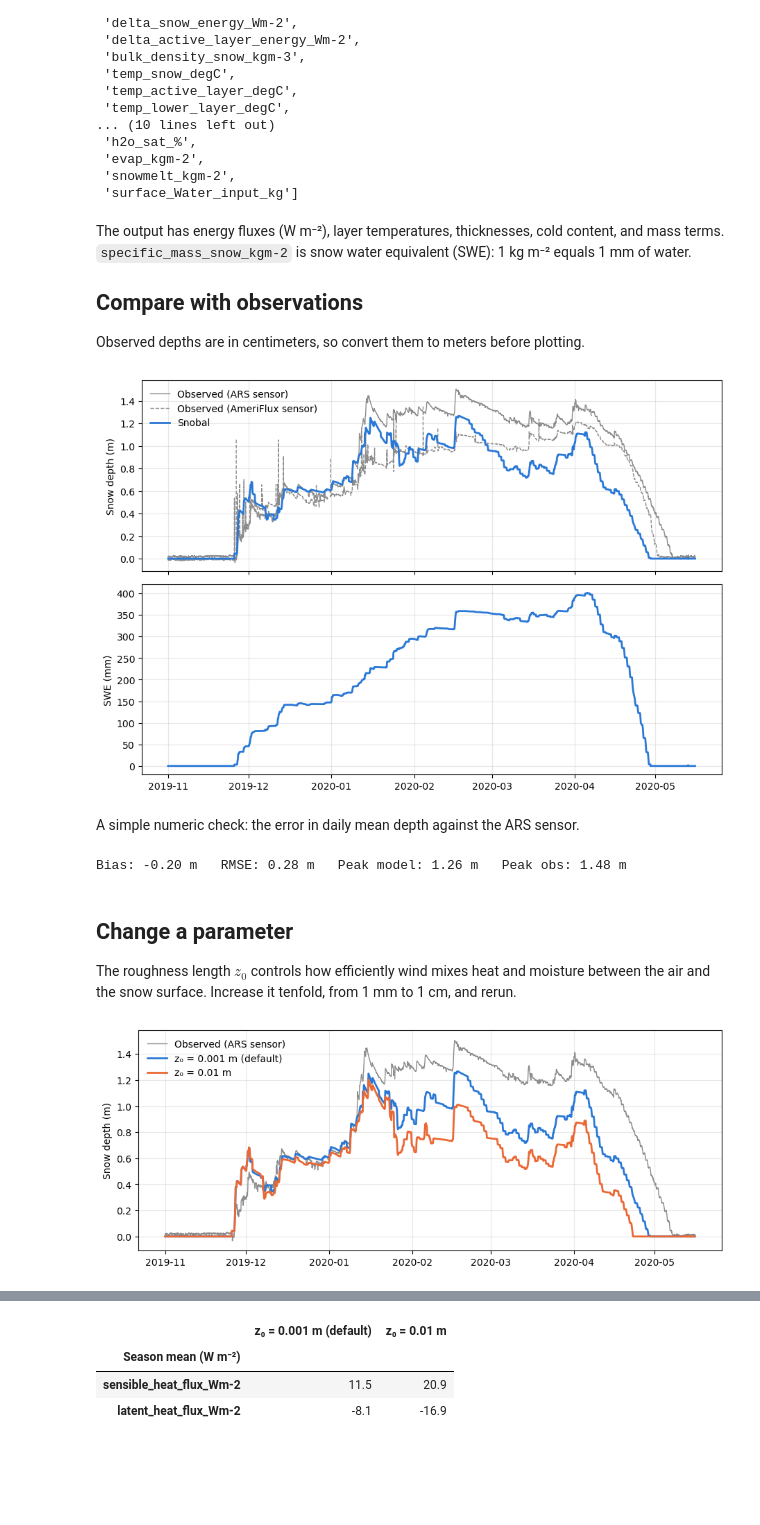
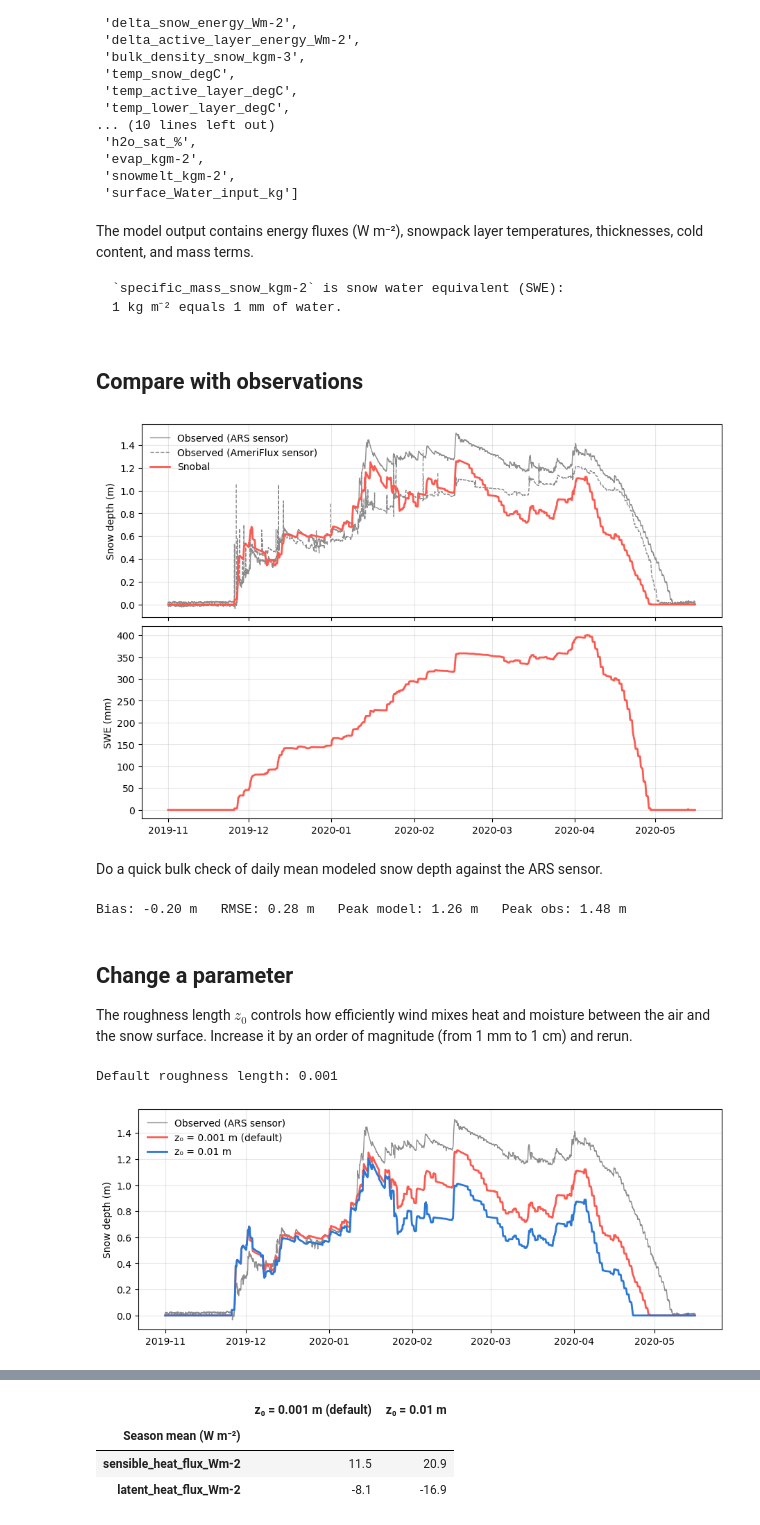
Before and after one commit to jmichellehu/model_setup, a Jupyter notebook: docs/run_snobal.ipynb, the cells around one changed output, grey strips where cells are left out. Drawn from its saved outputs; the diff is of its cells as text; code cells hidden in the pictures; blank space fills up the shorter version.

````diff
--- a/docs/run_snobal.ipynb
+++ b/docs/run_snobal.ipynb
@@ -151,31 +152,47 @@ output.columns.tolist()
  'snowmelt_kgm-2',
  'surface_Water_input_kg']
 # %% [markdown]
-The output has energy fluxes (W m⁻²), layer temperatures, thicknesses, cold
-content, and mass terms. `specific_mass_snow_kgm-2` is snow water equivalent (SWE):
+The model output contains energy fluxes (W m⁻²), snowpack layer temperatures, thicknesses, cold
+content, and mass terms.
+
+```{note}
+`specific_mass_snow_kgm-2` is snow water equivalent (SWE):
 1 kg m⁻² equals 1 mm of water.
-
-## Compare with observations
-
-Observed depths are in centimeters, so convert them to meters before plotting.
+```
+# %% [markdown]
+## Compare with observations
 # %%
+# Observed depths are in centimeters, convert to meters
 obs = forcing[["d_snow_ars", "d_snow_ameriflux"]] / 100
+labels = ["Observed (ARS sensor)", "Observed (AmeriFlux sensor)", "Snobal"]
+ylabels = ["Snow depth (m)", "SWE (mm)"]
 
-fig, (ax1, ax2) = plt.subplots(2, 1, figsize=(9, 6), sharex=True, constrained_layout=True)
-ax1.plot(obs.index, obs["d_snow_ars"], color="#8c8c8c", lw=1, label="Observed (ARS sensor)")
-ax1.plot(obs.index, obs["d_snow_ameriflux"], color="#8c8c8c", lw=1, ls="--", label="Observed (AmeriFlux sensor)")
-ax1.plot(output.index, output["thickness_snow_m"], color="#2a78d6", lw=2, label="Snobal")
-ax1.set_ylabel("Snow depth (m)")
+fig, (ax1, ax2) = plt.subplots(2, 1, figsize=(9, 6),
+                               sharex=True,
+                               constrained_layout=True)
+ax1.plot(obs.index, obs["d_snow_ars"],
+         color="#8c8c8c", lw=1,
+         label=labels[0])
+ax1.plot(obs.index, obs["d_snow_ameriflux"],
+         color="#8c8c8c", lw=1, ls="--",
+         label=labels[1])
+ax1.plot(output.index, output["thickness_snow_m"],
+         color="xkcd:coral", lw=2,
+         label=labels[2])
+
+ax1.set_ylabel(ylabels[0])
 ax1.legend(frameon=False)
 ax1.grid(alpha=0.3)
 
-ax2.plot(output.index, output["specific_mass_snow_kgm-2"], color="#2a78d6", lw=2)
-ax2.set_ylabel("SWE (mm)")
+ax2.plot(output.index, output["specific_mass_snow_kgm-2"],
+         color="xkcd:coral", lw=2)
+
+ax2.set_ylabel(ylabels[1])
 ax2.grid(alpha=0.3);
 # %% [output]
-[figure, old version]
+[figure, new version]
 # %% [markdown]
-A simple numeric check: the error in daily mean depth against the ARS sensor.
+Do a quick bulk check of daily mean modeled snow depth against the ARS sensor.
 # %%
 daily = pd.DataFrame({
     "model": output["thickness_snow_m"].resample("D").mean(),
@@ -190,19 +207,24 @@ Bias: -0.20 m   RMSE: 0.28 m   Peak model: 1.26 m   Peak obs: 1.48 m
 ## Change a parameter
 
 The roughness length $z_0$ controls how efficiently wind mixes heat and moisture
-between the air and the snow surface. Increase it tenfold, from 1 mm to 1 cm, and rerun.
+between the air and the snow surface. Increase it by an order of magnitude (from 1 mm to 1 cm) and rerun.
 # %%
 rough_config = copy.deepcopy(config)
+# Note the default
+print("Default roughness length:",
+      rough_config["params"]["roughness_length_m"])
+# Increase roughness length to see how it affects snow depth
 rough_config["params"]["roughness_length_m"] = 0.01
 rough = run_snobal(forcing.copy(), rough_config)
 
 fig, ax = plt.subplots(figsize=(9, 3.5), constrained_layout=True)
 ax.plot(obs.index, obs["d_snow_ars"], color="#8c8c8c", lw=1, label="Observed (ARS sensor)")
-ax.plot(output.index, output["thickness_snow_m"], color="#2a78d6", lw=2, label="z₀ = 0.001 m (default)")
-ax.plot(rough.index, rough["thickness_snow_m"], color="#eb6834", lw=2, label="z₀ = 0.01 m")
+ax.plot(output.index, output["thickness_snow_m"], color="xkcd:coral", lw=2, label="z₀ = 0.001 m (default)")
+ax.plot(rough.index, rough["thickness_snow_m"], color="#2a78d6", lw=2, label="z₀ = 0.01 m")
 ax.set_ylabel("Snow depth (m)")
 ax.legend(frameon=False)
 ax.grid(alpha=0.3);
 # %% [output]
+Default roughness length: 0.001
-[figure, old version]
+[figure, new version]
 # %% [markdown]
````
Also changed, not shown: parts of 11 cells of this notebook, 2 other files.
